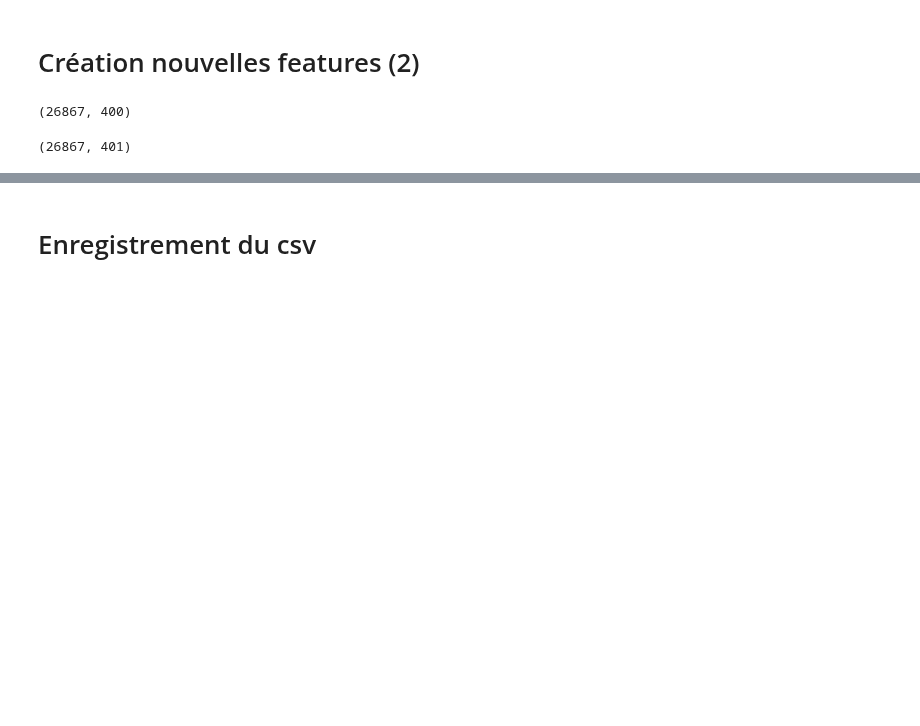
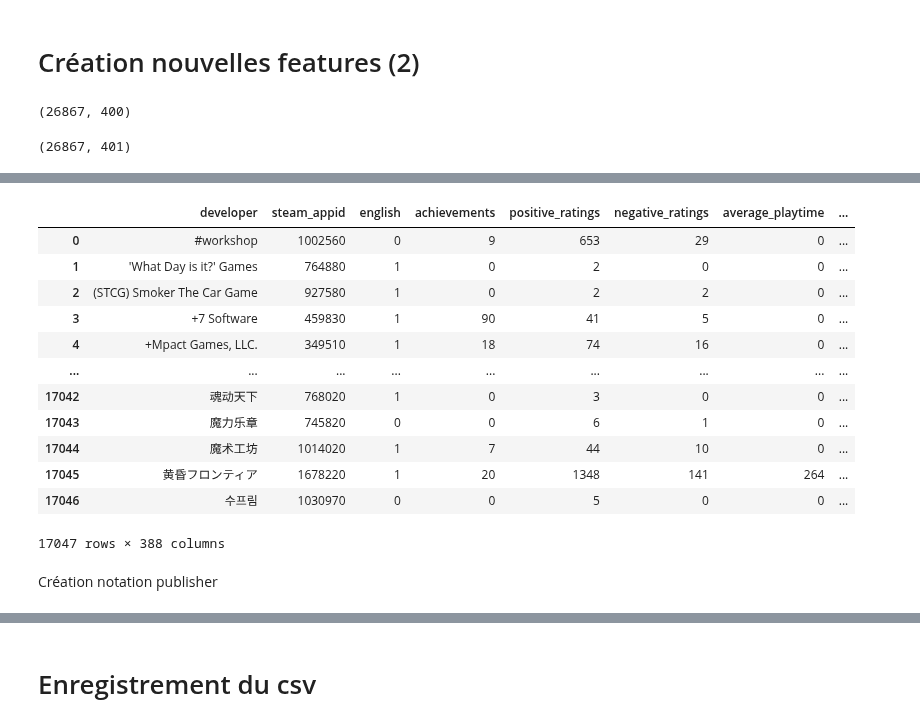
Before and after one commit to Rvanelven/steamator, a Jupyter notebook: notebooks/etienne_#10_cleaning_des_colonnes.ipynb, the cells around one changed output, grey strips where cells are left out. Saved outputs shown, nothing was run; the diff lists cells and outputs as text; code cells hidden in the pictures; blank space fills up the shorter version.

```diff
--- a/notebooks/etienne_#10_cleaning_des_colonnes.ipynb
+++ b/notebooks/etienne_#10_cleaning_des_colonnes.ipynb
@@ -582,0 +616,2 @@ data['revenu'] = data.owner_estimated * data.price
+# %%
+data['1'] = 1
@@ -583,2 +620,2 @@ data['revenu'] = data.owner_estimated * data.price
 # %%
-data.tail(20)
+test = data.groupby(by=['developer'], axis=0, as_index=False).sum()
@@ -603,0 +622,16 @@ data.tail(20)
+# %%
+test
+# %% [output]
+|  | developer | steam_appid | english | achievements | positive_ratings | negative_ratings | average_playtime | ... |
+| 0 | #workshop | 1002560 | 0 | 9 | 653 | 29 | 0 | ... |
+| 1 | 'What Day is it?' Games | 764880 | 1 | 0 | 2 | 0 | 0 | ... |
+| 2 | (STCG) Smoker The Car Game | 927580 | 1 | 0 | 2 | 2 | 0 | ... |
+| 3 | +7 Software | 459830 | 1 | 90 | 41 | 5 | 0 | ... |
+| 4 | +Mpact Games, LLC. | 349510 | 1 | 18 | 74 | 16 | 0 | ... |
+| ... | ... | ... | ... | ... | ... | ... | ... | ... |
+| 17042 | 魂动天下 | 768020 | 1 | 0 | 3 | 0 | 0 | ... |
+| 17043 | 魔力乐章 | 745820 | 0 | 0 | 6 | 1 | 0 | ... |
+| 17044 | 魔术工坊 | 1014020 | 1 | 7 | 44 | 10 | 0 | ... |
+| 17045 | 黄昏フロンティア | 1678220 | 1 | 20 | 1348 | 141 | 264 | ... |
+| 17046 | 수프림 | 1030970 | 0 | 0 | 5 | 0 | 0 | ... |
+17047 rows × 388 columns
@@ -603,0 +646,2 @@ data.tail(20)
+# %% [markdown]
+Création notation publisher
```
Also changed, not shown: parts of 44 cells of this notebook, 1 other file.
